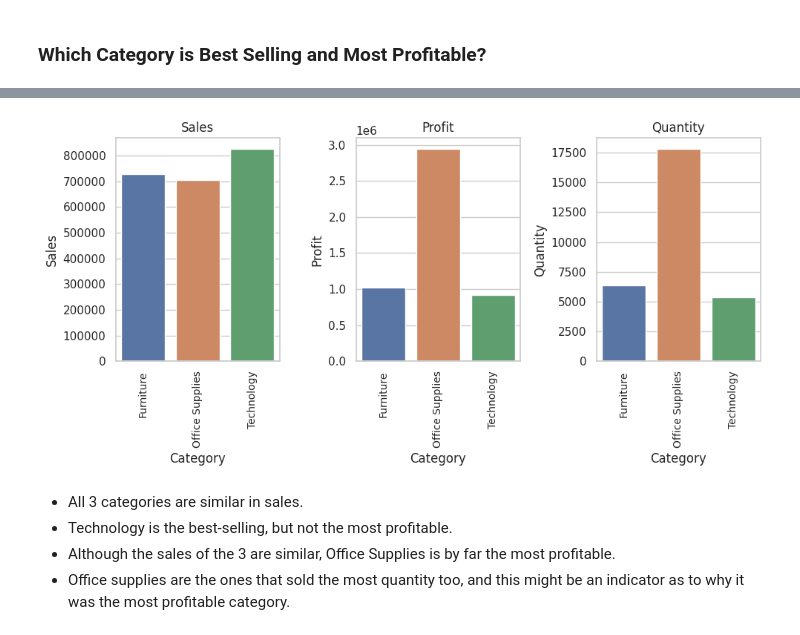
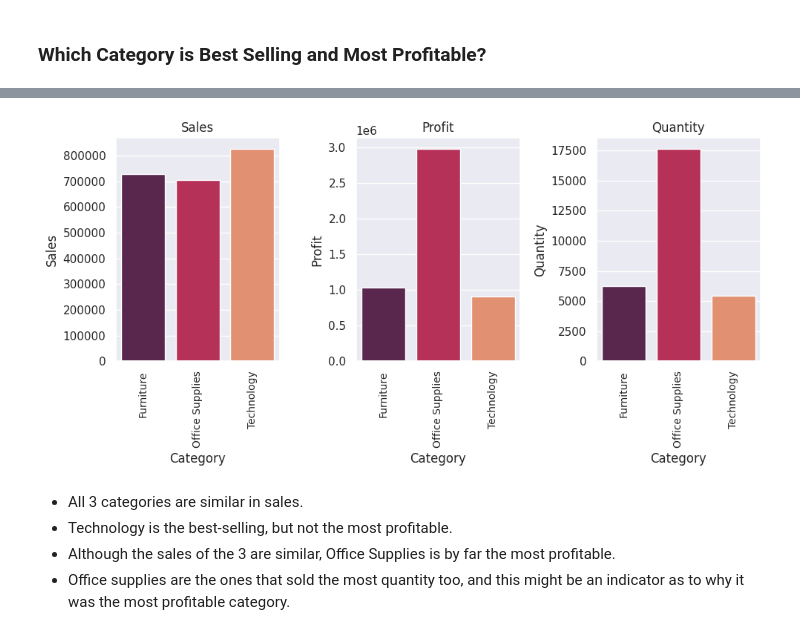
Before and after one commit to kokakokabot/superstore-sales, a Jupyter notebook: analysis.ipynb, the cells around one changed output, grey strips where cells are left out. Cells and saved outputs as stored; diff of their text form; code cells hidden in the pictures.

```diff
--- a/analysis.ipynb
+++ b/analysis.ipynb
@@ -154,28 +154,28 @@ category_analysis
 # %%
-sns.set_theme(style='whitegrid')
+sns.set_theme(style='darkgrid')
 figure, axis = plt.subplots(1, 3, figsize=(10, 5))
 
 # Plotting the bars
-plot1 = sns.barplot(x = category_analysis.index, y = category_analysis.Sales, ax=axis[0])
-plot2 = sns.barplot(x = category_analysis.index, y = category_analysis.Profit, ax=axis[1])
-plot3 = sns.barplot(x = category_analysis.index, y = category_analysis.Quantity, ax=axis[2])
+plot1 = sns.barplot(x = category_analysis.index, y = category_analysis.Sales, ax=axis[0], palette='rocket')
+plot2 = sns.barplot(x = category_analysis.index, y = category_analysis.Profit, ax=axis[1], palette='rocket')
+plot3 = sns.barplot(x = category_analysis.index, y = category_analysis.Quantity, ax=axis[2], palette='rocket')
 
 # Titles
 
 plot1.set(title = 'Sales')
 plot2.set(title = 'Profit')
 plot3.set(title = 'Quantity')
 
 # Rotating the Axes
 
 plt.setp(plot1.get_xticklabels(), rotation= 'vertical', size = 10)
 plt.setp(plot2.get_xticklabels(), rotation= 'vertical', size = 10)
 plt.setp(plot3.get_xticklabels(), rotation= 'vertical', size = 10)
 
 #Spacing
 figure.tight_layout()
 # %% [output]
-[figure, old version]
+[figure, new version]
 # %% [markdown]
 - All 3 categories are similar in sales.
 - Technology is the best-selling, but not the most profitable.
```
Also changed, not shown: parts of 27 cells of this notebook, 1 other file.
